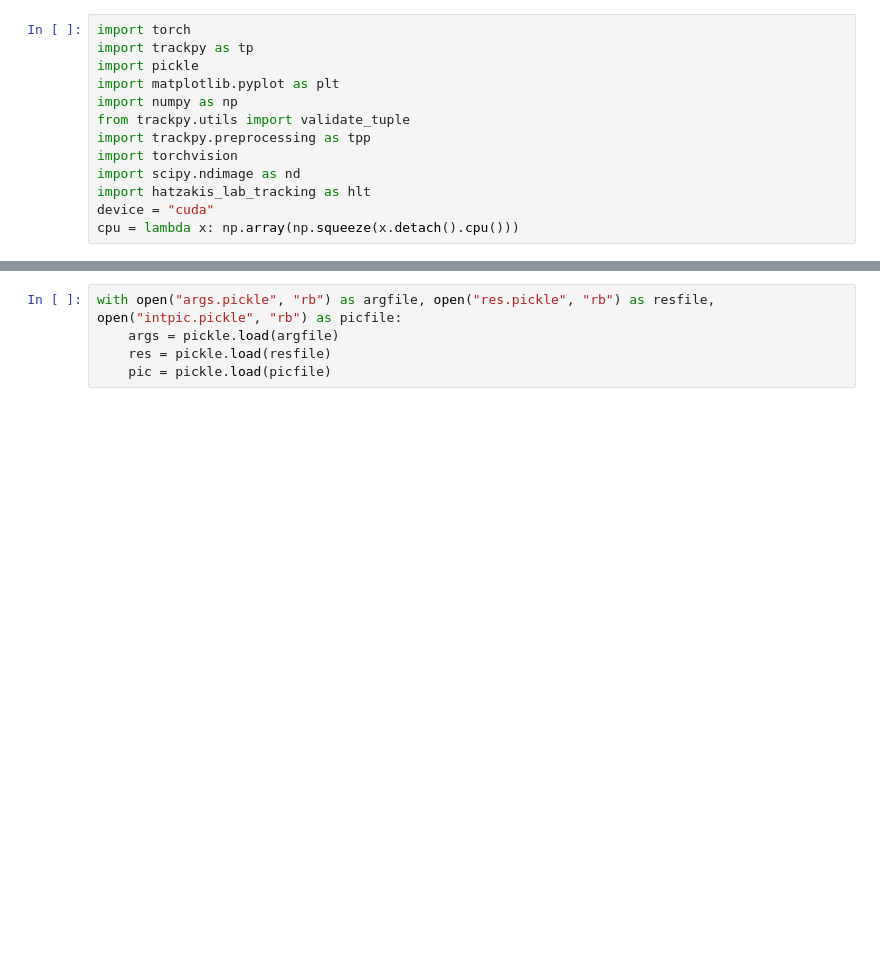
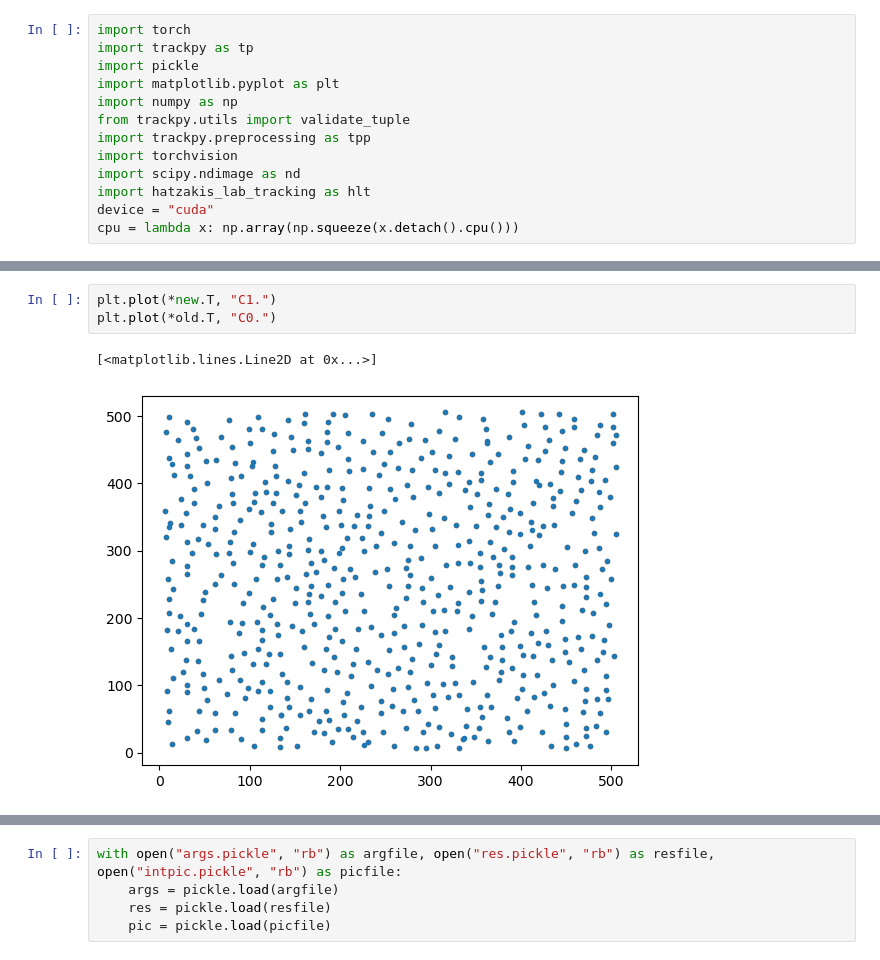
Before and after one commit to amfaber/tracking_optimizations, a Jupyter notebook: emily_tracking/work_in_progress/torch_port.ipynb, the cells around one changed output, grey strips where cells are left out. Cells and saved outputs as stored; diff of their text form; blank space fills up the shorter version.

```diff
--- a/emily_tracking/work_in_progress/torch_port.ipynb
+++ b/emily_tracking/work_in_progress/torch_port.ipynb
@@ -41,0 +162,6 @@ tensor(1)
+# %%
+plt.plot(*new.T, "C1.")
+plt.plot(*old.T, "C0.")
+# %% [output]
+[<matplotlib.lines.Line2D at 0x...>]
+[figure, added]
```
Also changed, not shown: parts of 38 cells of this notebook, 3 other files.
